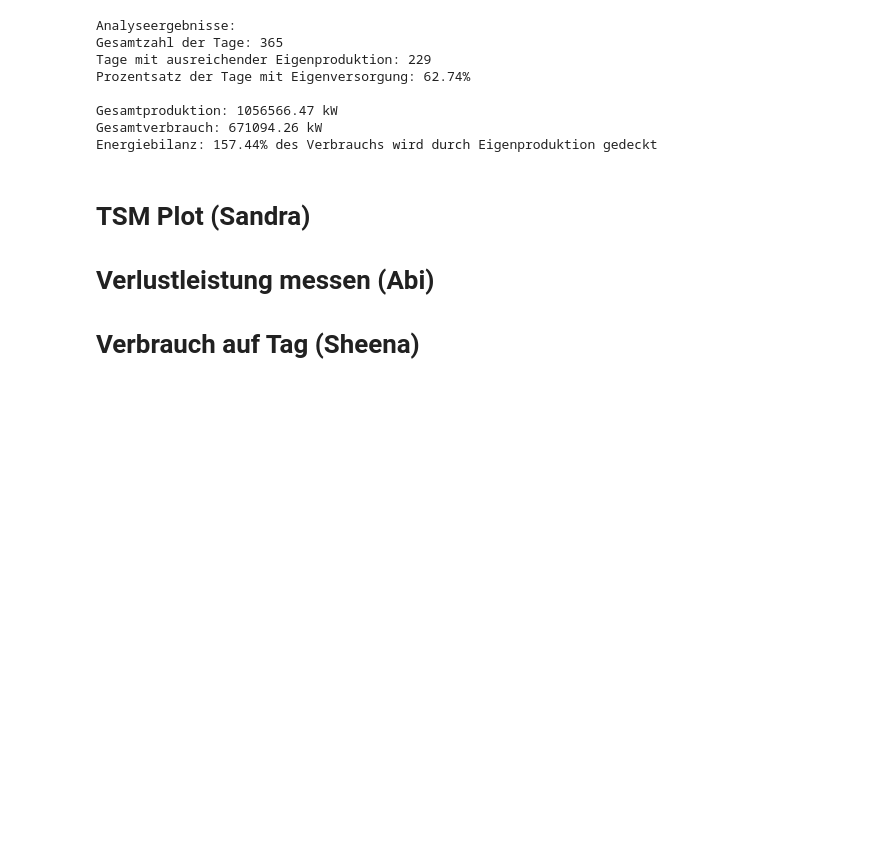
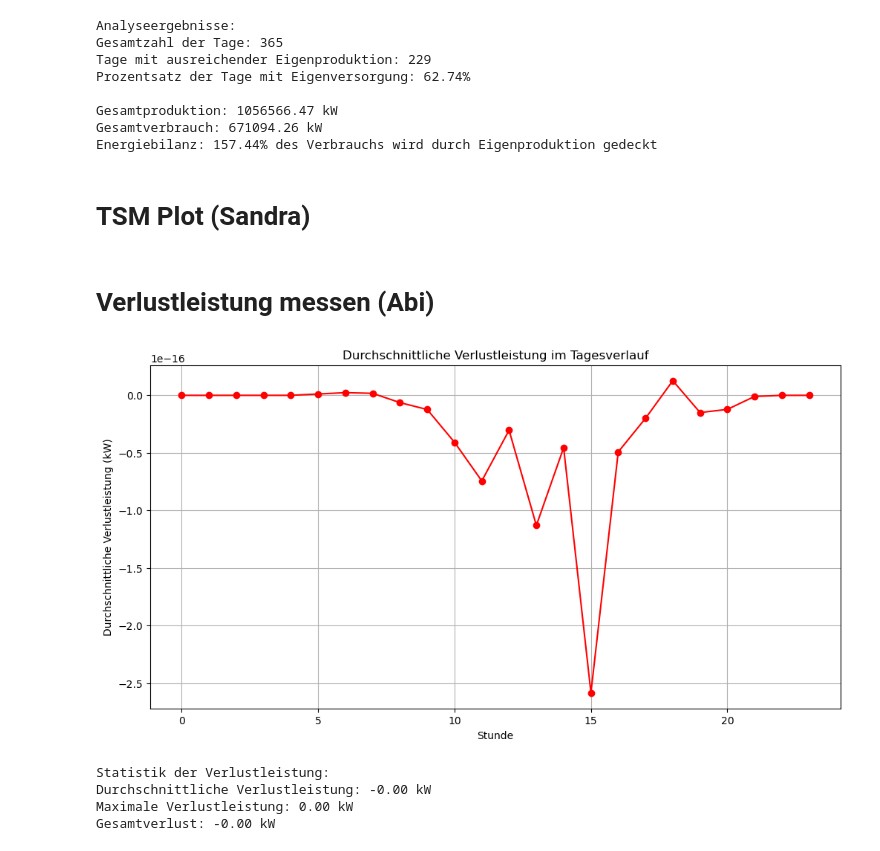
Before and after one commit to abishanaru/PV-Optimisation, a Jupyter notebook: main.ipynb, the cells around one changed output. Saved outputs shown, nothing was run; the diff lists cells and outputs as text; code cells hidden in the pictures; blank space fills up the shorter version.

Commit message:
Verlustleistung hinzugefügt

```diff
--- a/main.ipynb
+++ b/main.ipynb
@@ -126,5 +126,37 @@ Gesamtverbrauch: 671094.26 kW
 Energiebilanz: 157.44% des Verbrauchs wird durch Eigenproduktion gedeckt
 # %% [markdown]
 # TSM Plot (Sandra)
-# Verlustleistung messen (Abi)
-# Verbrauch auf Tag (Sheena)
+# %% [markdown]
+# Verlustleistung messen (Abi)
+# %%
+# Berechnung der Verlustleistung
+df['Local_Consumption_kW'] = df['Overall_Consumption_Calc_kW'] - df['Grid_Supply_kW']
+df['Power_Loss_kW'] = df['Generation_kW'] - df['Grid_Feed-In_kW'] - df['Local_Consumption_kW']
+
+# Durchschnittliche Verluste pro Stunde
+hourly_losses = df.groupby(df['Timestamp'].dt.hour)['Power_Loss_kW'].mean()
+
+# Visualisierung der durchschnittlichen Verluste im Tagesverlauf
+plt.figure(figsize=(12, 6))
+plt.plot(hourly_losses.index, hourly_losses.values, color='red', marker='o')
+plt.title('Durchschnittliche Verlustleistung im Tagesverlauf')
+plt.xlabel('Stunde')
+plt.ylabel('Durchschnittliche Verlustleistung (kW)')
+plt.grid(True)
+plt.show()
+
+# Gesamtstatistik der Verluste
+total_loss = df['Power_Loss_kW'].sum()
+avg_loss = df['Power_Loss_kW'].mean()
+max_loss = df['Power_Loss_kW'].max()
+
+print(f'\nStatistik der Verlustleistung:')
+print(f'Durchschnittliche Verlustleistung: {avg_loss:.2f} kW')
+print(f'Maximale Verlustleistung: {max_loss:.2f} kW')
+print(f'Gesamtverlust: {total_loss:.2f} kW')
+# %% [output]
+[figure, added]
+Statistik der Verlustleistung:
+Durchschnittliche Verlustleistung: -0.00 kW
+Maximale Verlustleistung: 0.00 kW
+Gesamtverlust: -0.00 kW
```
Also changed, not shown: parts of 3 cells of this notebook, 1 other file.
